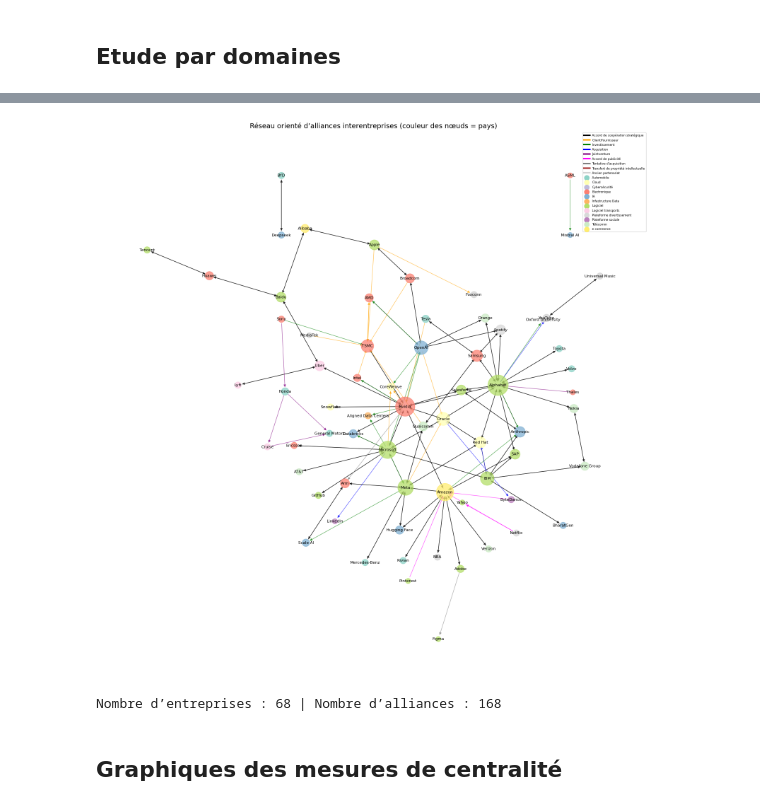
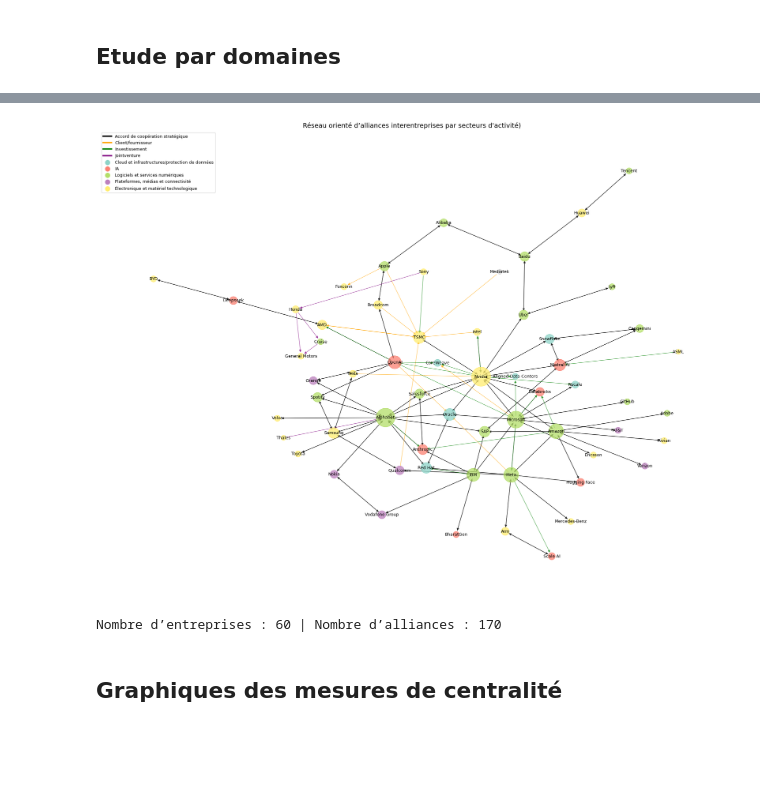
Before and after one commit to JulieLaurentt/ARS-MA, a Jupyter notebook: ARS-Vjulie.ipynb, the cells around one changed output, grey strips where cells are left out. Cells and saved outputs as stored; diff of their text form; code cells hidden in the pictures; blank space fills up the shorter version.

Commit message:
redecoupage secteur

```diff
--- a/ARS-Vjulie.ipynb
+++ b/ARS-Vjulie.ipynb
@@ -57,7 +67,12 @@ deal = deal[
     (deal["Type d'alliance"] != "FUTUR collab") &
     (deal["Type d'alliance"] != "Petite Acquisition") &
     (deal["Type d'alliance"] != "Ancien partenariat") &
-    (deal["Type d'alliance"] != "Accord de publicité") ]
+    (deal["Type d'alliance"] != "Accord de publicité") &
+    (deal["Type d'alliance"] != "Tentative d'acquisition") &
+    (deal["Type d'alliance"] != "Transfert de propriété intellectuelle") &
+    (deal["Type d'alliance"] != "Ancien partenariat") &
+    (deal["Type d'alliance"] != "Acquisition")
+]
 # %%
 # Liste des termes à remplacer
 alphabet_alias = [ "Google", "Waymo","GOOGLE", "google","Google DeepMind", "Google DeepMind (A)", "deepmind", "Google Deep Ming", "Google Cloud" ]
@@ -79,6 +94,7 @@ for col in ['Entreprise A', 'Entreprise B']:
     deal[col] = deal[col].replace(meta_alias, "Meta", regex=False)
     deal[col] = deal[col].replace(amazon_alias, "Amazon", regex=False)
     deal[col] = deal[col].replace(YT_alias, "YouTube", regex=False)
+    deal[col] = deal[col].replace("MediaTek", "Mediatek", regex=False)
     deal[col] = deal[col].str.strip()
 
 
@@ -391,12 +451,8 @@ couleurs = {
     "Accord de coopération stratégique": "black",
     "Client/fournisseur": "orange",
     "Investissement": "green",
-    "Acquisition": "blue",
     "Jointventure": "purple",
-    "Accord de publicité": "fuchsia",
-    "Tentative d'acquisition": "grey",
-    "Transfert de propriété intellectuelle": "brown",
-    "Ancien partenariat": "lightgrey"
+
 }
 
 # --- Ajout des arêtes ---
@@ -422,53 +478,50 @@ node_colors = [couleur_secteur.get(secteur_dict.get(n, None), "lightgrey") for n
 
 # --- Positionnement des nœuds ---
 pos = nx.kamada_kawai_layout(Gsecteur, scale=4)
+pos["Mediatek"] [0]= 0.4
+pos["Foxconn"]=[-1.29578652,  1.84331]
+pos["General Motors"]=[-1.76486549,  0.54732702]
+pos["CoreWeave"]=[-0.27767,  0.422594 ]
+pos["Honda"]=[-1.82274346,  1.42093455]
 
-# remplacement des noeuds mal placés
-pos['Mistral AI'] = [2.3, 3]
-pos['ASML'] = [2.3, 4]
-pos['BYD'] = [-2, 4]
-pos['Deepseek'] = [-2, 3]
-pos['Pinterest']=[-0.11334493, -2.80485164]
-pos['Sony']=[-2,  1.5881756]
-pos['MediaTek'][0] += 0.6
 
 # --- Taille des nœuds proportionnelle au degré ---
 deg = dict(Gsecteur.degree())
 node_sizes = [50 + deg[n]*60 for n in Gsecteur.nodes()]
 
 # --- Dessin ---
-plt.figure(figsize=(20, 20))
+plt.figure(figsize=(24, 18))
 
 # Nœuds colorés par pays
 nx.draw_networkx_nodes(Gsecteur, pos, node_size=node_sizes, node_color=node_colors, alpha=0.75)
 
 # Arêtes colorées par type d’alliance
 for type_alliance, color in couleurs.items():
     edges = [(u, v) for u, v, d in Gpays.edges(data=True) if d["type"] == type_alliance]
     nx.draw_networkx_edges(Gsecteur, pos, edgelist=edges, edge_color=color, alpha=0.6, arrows=True, arrowsize=10)
 
 # Labels
-nx.draw_networkx_labels(Gsecteur, pos, font_size=8)
+nx.draw_networkx_labels(Gsecteur, pos, font_size=9)
 
 # --- Légendes ---
 # 1. Légende des types d’alliance
 for type_alliance, color in couleurs.items():
     plt.plot([], [], color=color, label=type_alliance, linewidth=3)
 # 2. Légende des pays
 for p, c in couleur_secteur.items():
     plt.scatter([], [], color=c, label=p, s=100)
 
-plt.legend(loc="best", fontsize=6)
+plt.legend(loc="best", fontsize=9)
 
-plt.title("Réseau orienté d’alliances interentreprises (couleur des nœuds = pays)", fontsize=14)
+plt.title("Réseau orienté d’alliances interentreprises par secteurs d'activité)", fontsize=14)
 plt.axis("off")
 plt.savefig("reseau_alliances_secteur.png", dpi=300, bbox_inches="tight")  # haute résolution, sans marges inutiles
 plt.show()
 
 print(f"Nombre d’entreprises : {Gpays.number_of_nodes()} | Nombre d’alliances : {Gpays.number_of_edges()}")
 # %% [output]
-[figure, old version]
+[figure, new version]
-Nombre d’entreprises : 68 | Nombre d’alliances : 168
+Nombre d’entreprises : 60 | Nombre d’alliances : 170
 # %% [markdown]
 ## Graphiques des mesures de centralité
 # %%
```
Also changed, not shown: parts of 7 cells of this notebook, 4 other files.
